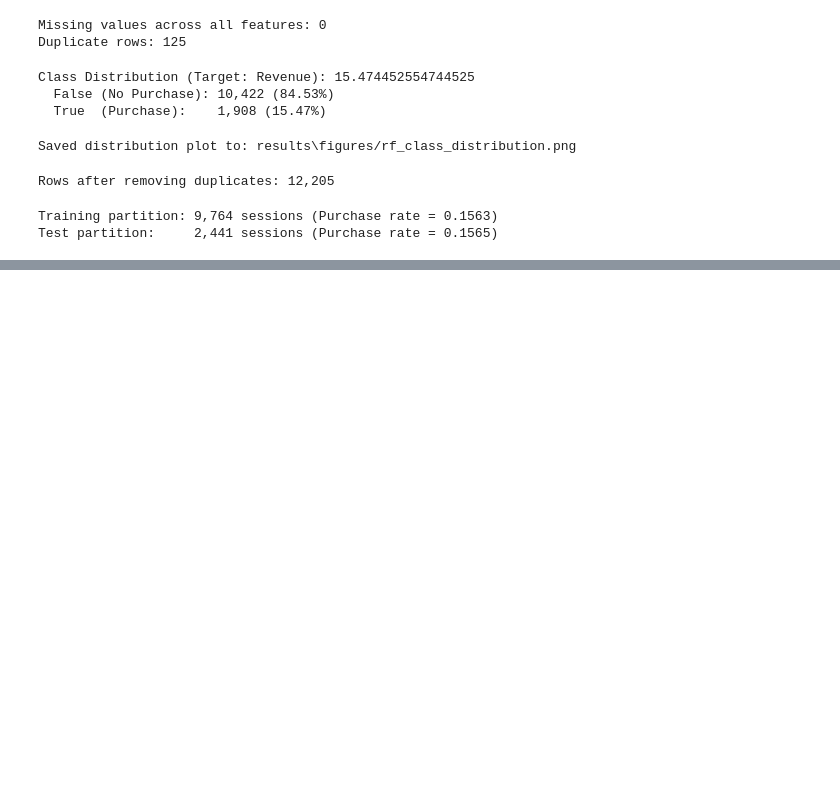
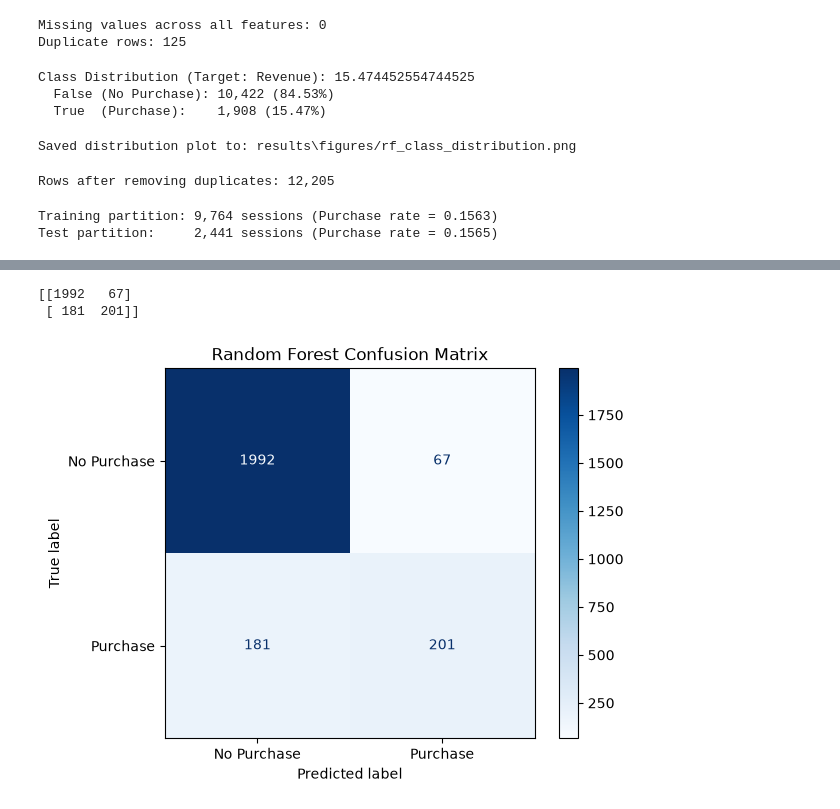
Before and after one commit to Ashinsanie/ML-assignment, a Jupyter notebook: randomForest.ipynb, the cells around one changed output, grey strips where cells are left out. Saved outputs shown, nothing was run; the diff lists cells and outputs as text; code cells hidden in the pictures; blank space fills up the shorter version.

Commit message:
Add tuned random forest analysis outputs

```diff
--- a/randomForest.ipynb
+++ b/randomForest.ipynb
@@ -148,3 +166,15 @@ preprocessor = ColumnTransformer([
 # %% [output]
 Training partition: 9,764 sessions (Purchase rate = 0.1563)
 Test partition:     2,441 sessions (Purchase rate = 0.1565)
+# %%
+rf_pipeline = Pipeline([
+    ("preprocessor", preprocessor),
+    ("classifier", RandomForestClassifier(
+        n_estimators=100,
+        random_state=RANDOM_STATE,
+        n_jobs=-1
+    ))
+])
+# %%
+# Train the baseline model
+rf_pipeline.fit(X_train, y_train)
@@ -150,0 +199,3 @@ Test partition:     2,441 sessions (Purchase rate = 0.1565)
+# %%
+y_pred = rf_pipeline.predict(X_test)
+y_proba = rf_pipeline.predict_proba(X_test)[:, 1]
@@ -150,0 +233,18 @@ Test partition:     2,441 sessions (Purchase rate = 0.1565)
+# %%
+# confusion matrix
+cm = confusion_matrix(y_test, y_pred)
+
+print(cm)
+# %% [output]
+[[1992   67]
+ [ 181  201]]
+# %%
+ConfusionMatrixDisplay(
+    confusion_matrix=cm,
+    display_labels=["No Purchase", "Purchase"]
+).plot(cmap="Blues")
+
+plt.title("Random Forest Confusion Matrix")
+plt.show()
+# %% [output]
+[figure, added]
```
Also changed, not shown: parts of 17 cells of this notebook, 9 other files.
